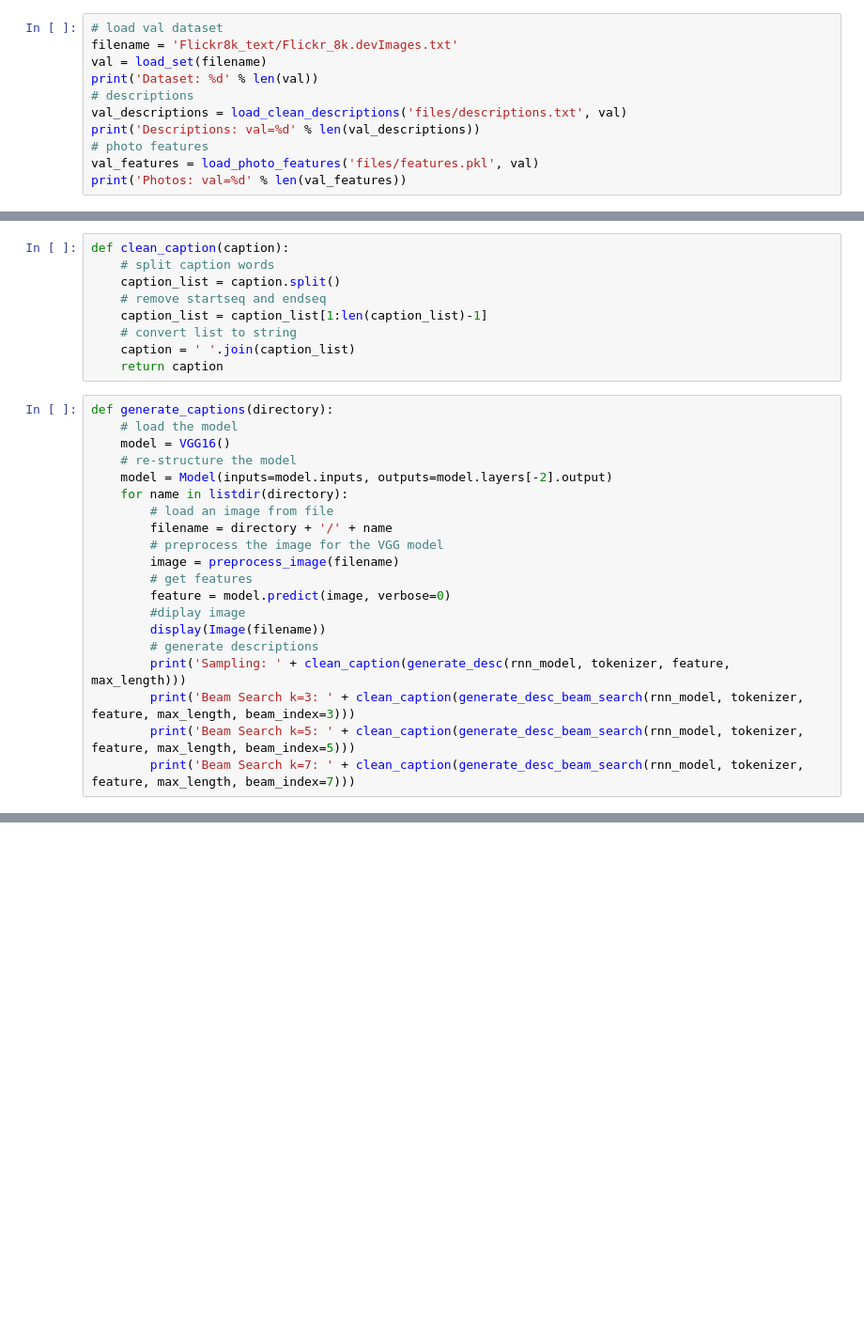
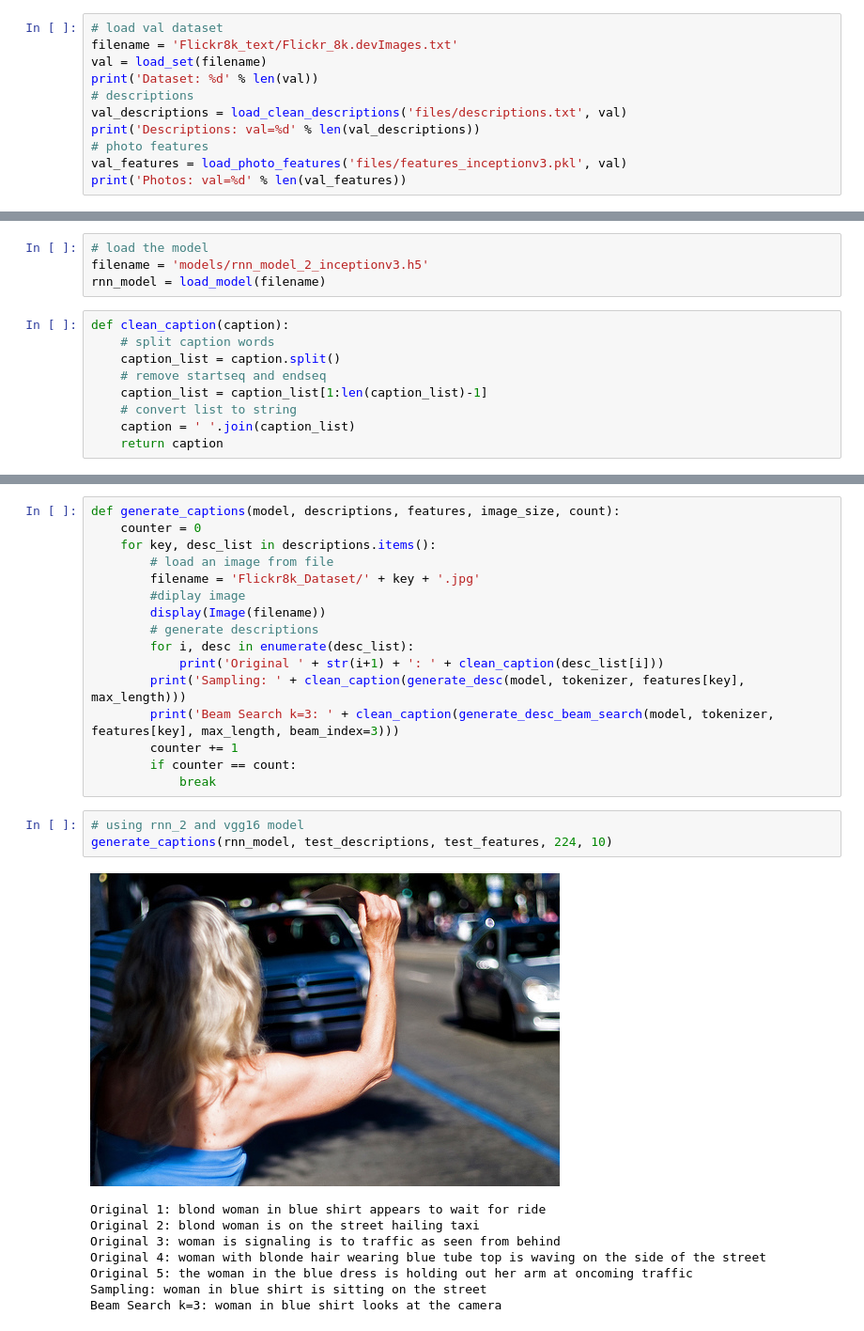
Before and after one commit to juletx/image-caption-generation, a Jupyter notebook: notebook/P71_OIER_Caption_Generation.ipynb, the cells around one changed output, grey strips where cells are left out. Shown at 94% size. Saved outputs shown, nothing was run; the diff lists cells and outputs as text; blank space fills up the shorter version.

```diff
--- a/notebook/P71_OIER_Caption_Generation.ipynb
+++ b/notebook/P71_OIER_Caption_Generation.ipynb
@@ -358,7 +375,7 @@ print('Dataset: %d' % len(val))
 val_descriptions = load_clean_descriptions('files/descriptions.txt', val)
 print('Descriptions: val=%d' % len(val_descriptions))
 # photo features
-val_features = load_photo_features('files/features.pkl', val)
+val_features = load_photo_features('files/features_inceptionv3.pkl', val)
 print('Photos: val=%d' % len(val_features))
 # %% [output]
 Dataset: 1000
@@ -815,6 +874,10 @@ filename = 'models/rnn_model_2.h5'
 rnn_model = load_model(filename)
 # load the tokenizer
 tokenizer = load(open('files/tokenizer.pkl', 'rb'))
+# %%
+# load the model
+filename = 'models/rnn_model_2_inceptionv3.h5'
+rnn_model = load_model(filename)
 # %%
 def clean_caption(caption):
     # split caption words
@@ -824,23 +887,3 @@ def clean_caption(caption):
     # convert list to string
     caption = ' '.join(caption_list)
     return caption
-# %%
-def generate_captions(directory):
-    # load the model
-    model = VGG16()
-    # re-structure the model
-    model = Model(inputs=model.inputs, outputs=model.layers[-2].output)
-    for name in listdir(directory):
-        # load an image from file
-        filename = directory + '/' + name
-        # preprocess the image for the VGG model
-        image = preprocess_image(filename)
-        # get features
-        feature = model.predict(image, verbose=0)
-        #diplay image
-        display(Image(filename))
-        # generate descriptions
-        print('Sampling: ' + clean_caption(generate_desc(rnn_model, tokenizer, feature, max_length)))
-        print('Beam Search k=3: ' + clean_caption(generate_desc_beam_search(rnn_model, tokenizer, feature, max_length, beam_index=3)))
-        print('Beam Search k=5: ' + clean_caption(generate_desc_beam_search(rnn_model, tokenizer, feature, max_length, beam_index=5)))
-        print('Beam Search k=7: ' + clean_caption(generate_desc_beam_search(rnn_model, tokenizer, feature, max_length, beam_index=7)))
@@ -907,0 +892,28 @@ Beam Search k=3: black and white dog runs through the water
+# %%
+def generate_captions(model, descriptions, features, image_size, count):
+    counter = 0
+    for key, desc_list in descriptions.items():
+        # load an image from file
+        filename = 'Flickr8k_Dataset/' + key + '.jpg'
+        #diplay image
+        display(Image(filename))
+        # generate descriptions
+        for i, desc in enumerate(desc_list):
+            print('Original ' + str(i+1) + ': ' + clean_caption(desc_list[i]))
+        print('Sampling: ' + clean_caption(generate_desc(model, tokenizer, features[key], max_length)))
+        print('Beam Search k=3: ' + clean_caption(generate_desc_beam_search(model, tokenizer, features[key], max_length, beam_index=3)))
+        counter += 1
+        if counter == count:
+            break
+# %%
+# using rnn_2 and vgg16 model
+generate_captions(rnn_model, test_descriptions, test_features, 224, 10)
+# %% [output]
+[figure, added]
+Original 1: blond woman in blue shirt appears to wait for ride
+Original 2: blond woman is on the street hailing taxi
+Original 3: woman is signaling is to traffic as seen from behind
+Original 4: woman with blonde hair wearing blue tube top is waving on the side of the street
+Original 5: the woman in the blue dress is holding out her arm at oncoming traffic
+Sampling: woman in blue shirt is sitting on the street
+Beam Search k=3: woman in blue shirt looks at the camera
```
Also changed, not shown: parts of 73 cells of this notebook, 11 other files.
